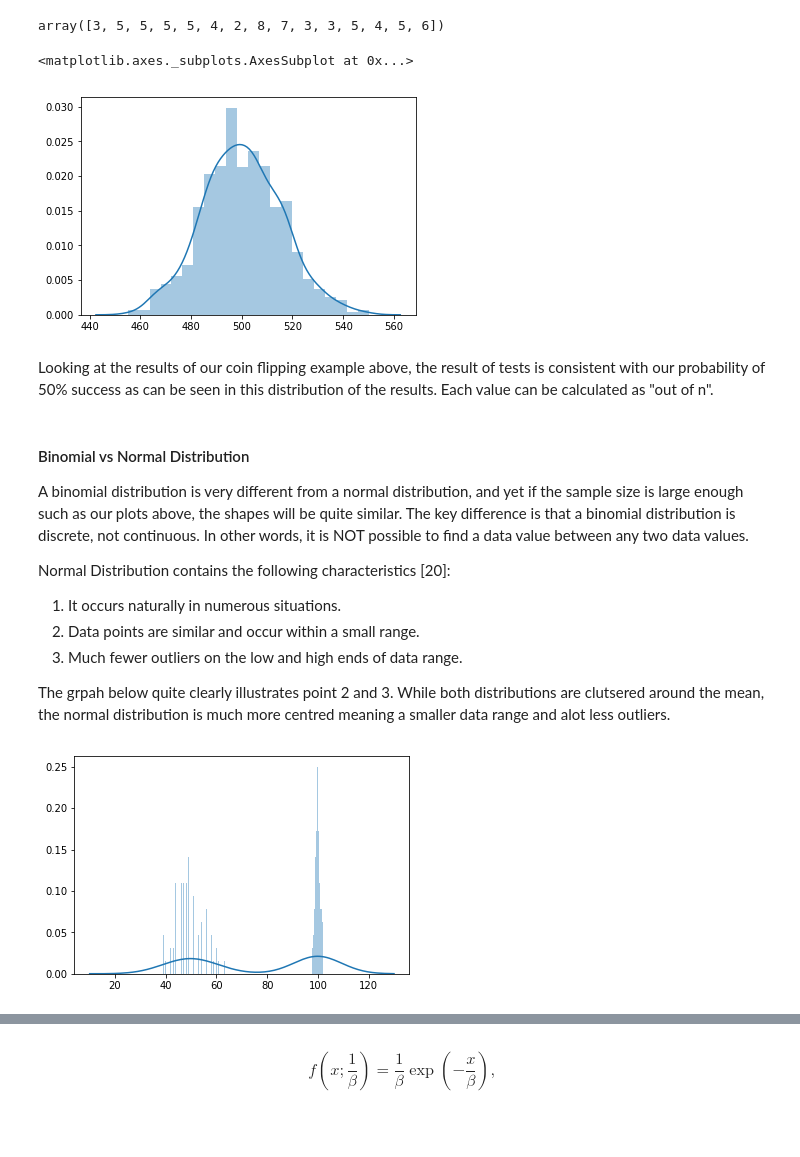
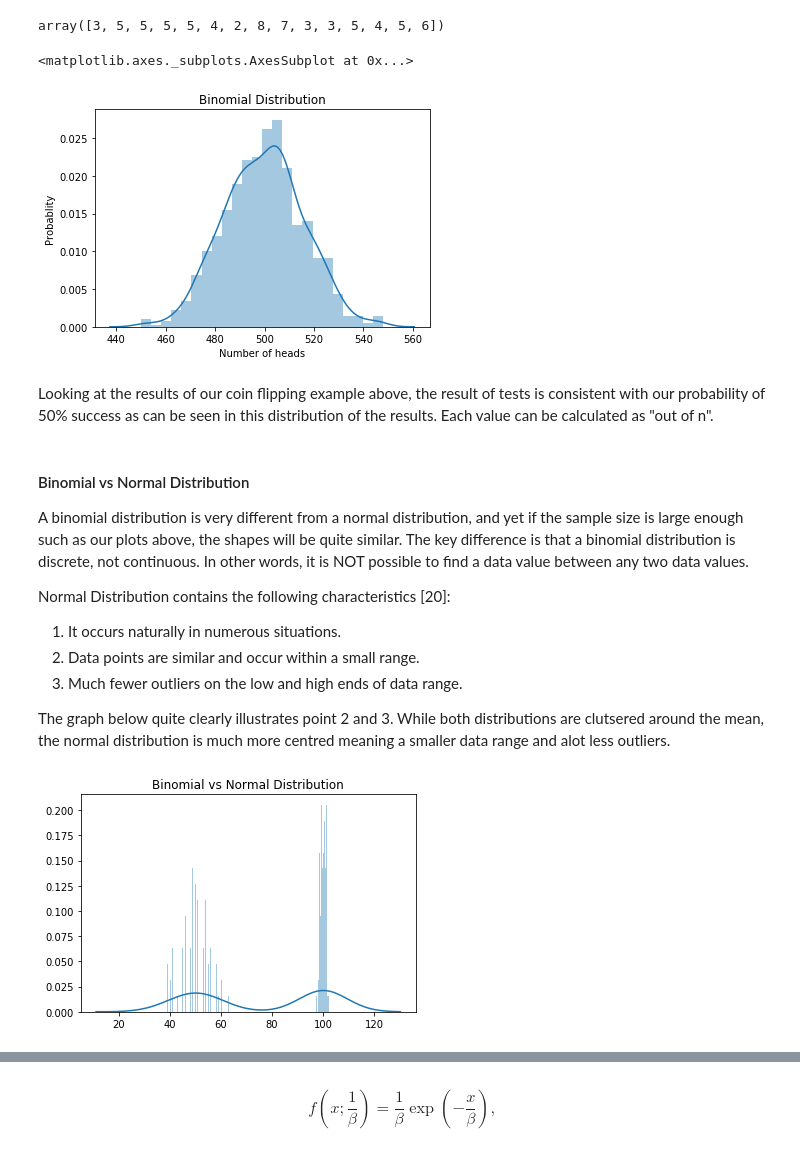
Before and after one commit to zoecahill1/DAprog-assignment, a Jupyter notebook: numpy-random.ipynb, the cells around one changed output, grey strips where cells are left out. Cells and saved outputs as stored; diff of their text form; code cells hidden in the pictures; blank space fills up the shorter version.

```diff
--- a/numpy-random.ipynb
+++ b/numpy-random.ipynb
@@ -173,10 +174,13 @@ np.random.binomial(10, 0.5, 15)
 array([3, 5, 5, 5, 5, 4, 2, 8, 7, 3, 3, 5, 4, 5, 6])
 # %%
 # flip a coin 1000 times and repeat this test 1000 times
+plt.title("Binomial Distribution")
+plt.xlabel("Number of heads")
+plt.ylabel("Probablity")
 sns.distplot(np.random.binomial(1000, 0.5, 1000))
 # %% [output]
 <matplotlib.axes._subplots.AxesSubplot at 0x...>
-[figure, old version]
+[figure, new version]
 # %% [markdown]
 Looking at the results of our coin flipping example above, the result of tests is consistent with our probability of 50% success as can be seen in this distribution of the results. Each value can be calculated as "out of n".
 # %% [markdown]
@@ -189,15 +193,16 @@ Normal Distribution contains the following characteristics [20]:
 2. Data points are similar and occur within a small range.
 3. Much fewer outliers on the low and high ends of data range.
 
-The grpah below quite clearly illustrates point 2 and 3. While both distributions are clutsered around the mean, the normal distribution is much more centred meaning a smaller data range and alot less outliers.
+The graph below quite clearly illustrates point 2 and 3. While both distributions are clutsered around the mean, the normal distribution is much more centred meaning a smaller data range and alot less outliers.
 # %%
-# Graph of binomial and normal distribution side by side
 norm = np.random.normal(100, 1, 100)
+# Shifted to the left of graph for comparsion with .5 sd
 bi = np.random.binomial(100, .5, 100)
 concat = pd.Series(np.concatenate([norm, bi]))
+plt.title("Binomial vs Normal Distribution")
 plt.show(sns.distplot(concat, bins = 200))
 # %% [output]
-[figure, old version]
+[figure, new version]
 # %% [markdown]
 ### Exponential Distribution
 
```
Also changed, not shown: parts of 14 cells of this notebook, 1 other file.
